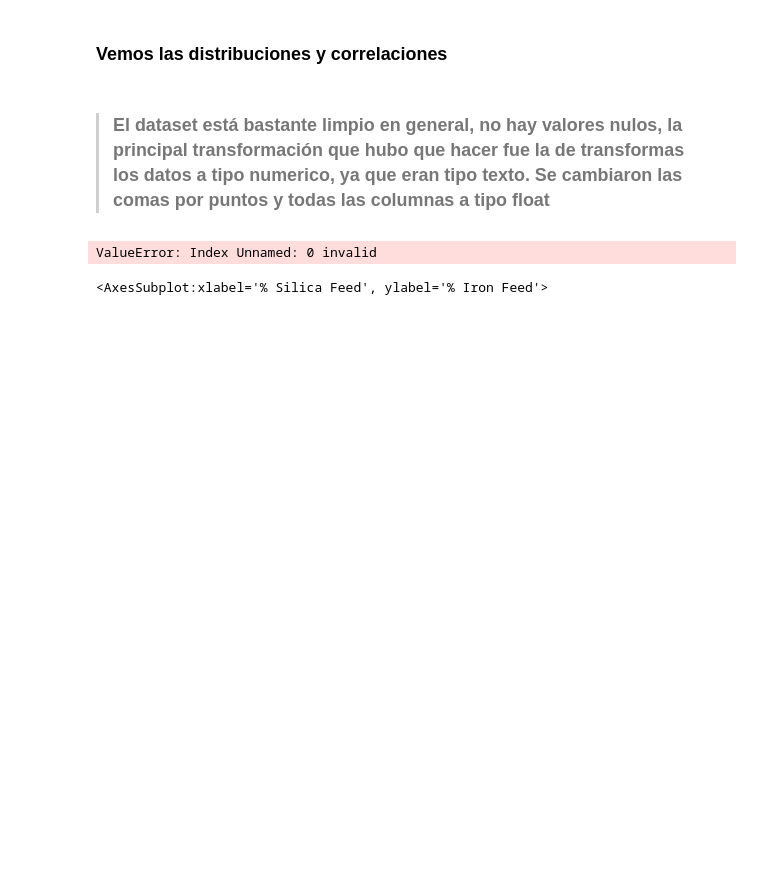
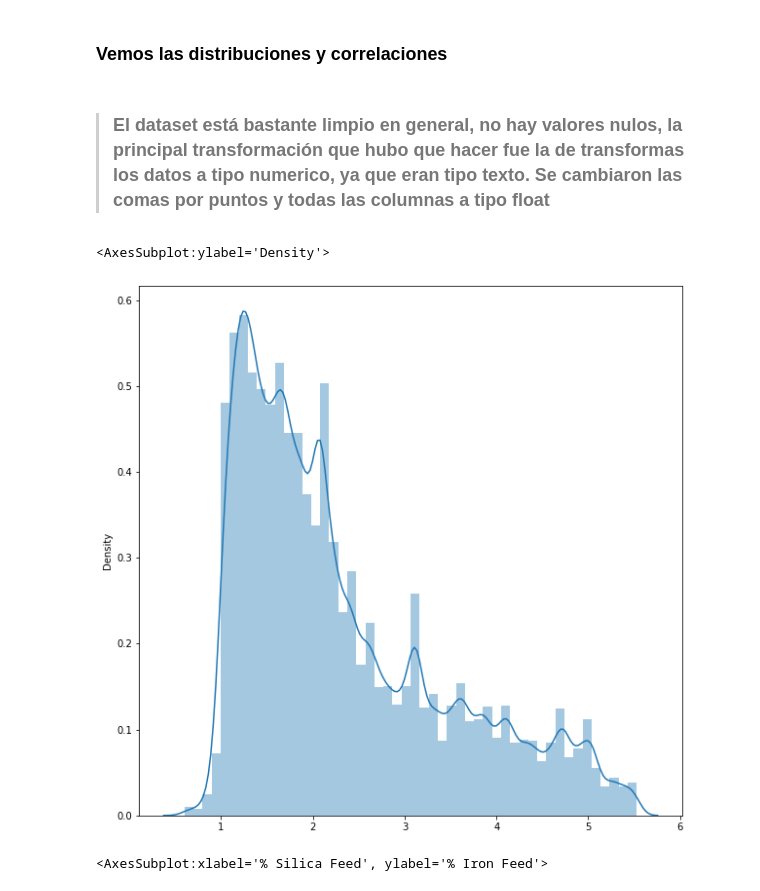
Before and after one commit to Toni2Morales/MachineLearning, a Jupyter notebook: scr/proyect_resume.ipynb, the cells around one changed output. Saved outputs shown, nothing was run; the diff lists cells and outputs as text; code cells hidden in the pictures; blank space fills up the shorter version.

```diff
--- a/scr/proyect_resume.ipynb
+++ b/scr/proyect_resume.ipynb
@@ -35,11 +35,12 @@ from sklearn.preprocessing import StandardScaler
 # %% [markdown]
 > ### El dataset está bastante limpio en general, no hay valores nulos, la principal transformación que hubo que hacer fue la de transformas los datos a tipo numerico, ya que eran tipo texto. Se cambiaron las comas por puntos y todas las columnas a tipo float
 # %%
-Data = pd.read_csv("data/Dataset_definitivo.csv", index_col="Unnamed: 0")
+Data = pd.read_csv("https://media.githubusercontent.com/media/Toni2Morales/MachineLearning/main/scr/data/Data.csv", index_col="Unnamed: 0")
 plt.figure(figsize = (10,10))
 sns.distplot(x = Data["% Silica Concentrate"])
 # %% [output]
-ValueError: Index Unnamed: 0 invalid
+<AxesSubplot:ylabel='Density'>
+[figure, added]
 # %%
 plt.figure(figsize = (10,10))
 sns.scatterplot(data = Data, x = "% Silica Feed", y = "% Iron Feed", hue = "% Silica Concentrate")
```
Also changed, not shown: parts of 9 cells of this notebook.
